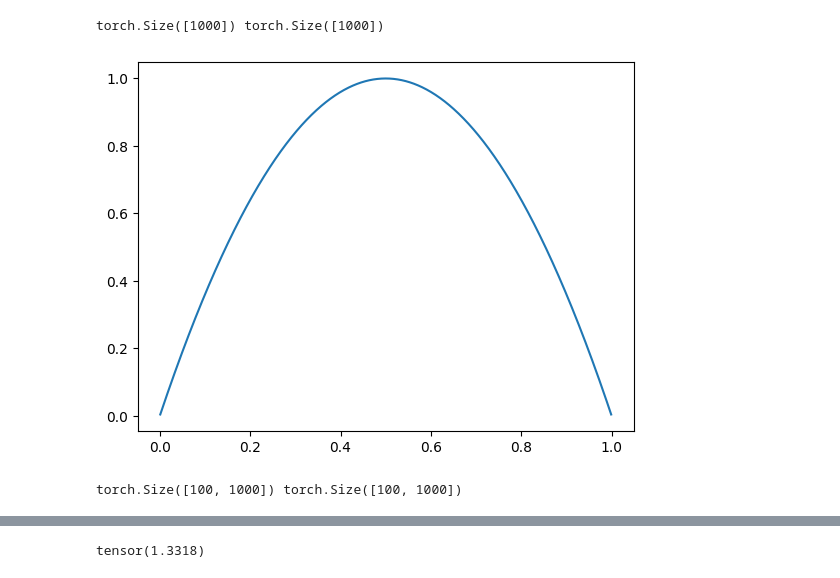
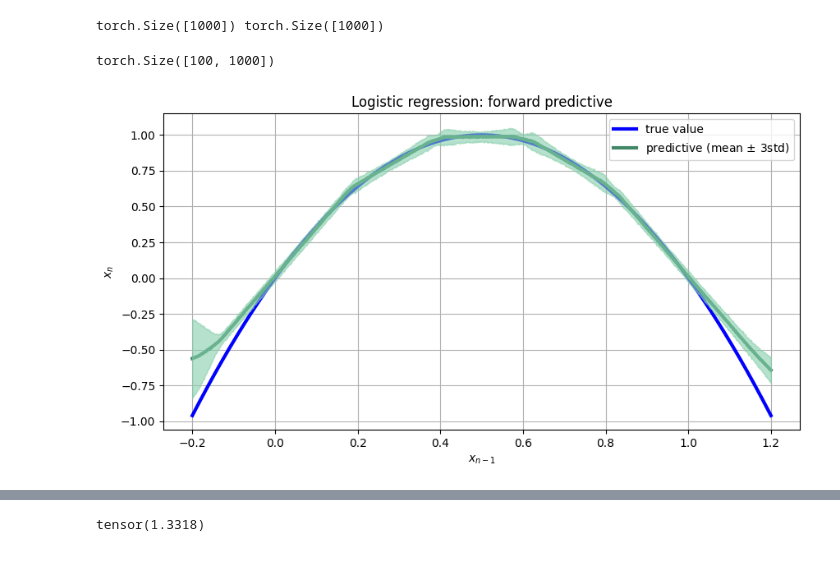
Before and after one commit to mathymess/reversibility-of-processes, a Jupyter notebook: bayesian_logistic_forward_backward.ipynb, the cells around one changed output, grey strips where cells are left out. Cells and saved outputs as stored; diff of their text form; code cells hidden in the pictures.

Commit message:
Finalize bayesian_logistic_forward_backward.ipynb

```diff
--- a/bayesian_logistic_forward_backward.ipynb
+++ b/bayesian_logistic_forward_backward.ipynb
@@ -12,17 +20,8 @@ import matplotlib.pyplot as plt
+# %%
+pred_f = torch.load("20230724_preds/logistics3/predictive.forward.torch")
 # %%
-x_test = torch.linspace(0.001, 0.999, 1000)
-y_test = (4.0 * x_test * (1 - x_test))
-print(x_test.shape, y_test.shape)
+x_test_f = torch.linspace(-0.2, 1.2, 1000)
+y_test_f = (4.0 * x_test_f * (1 - x_test_f))
+print(x_test_f.shape, y_test_f.shape)
 # %% [output]
 torch.Size([1000]) torch.Size([1000])
-# %%
-plt.plot(x_test, y_test)
-plt.show()
-# %% [output]
-[figure, removed]
-# %%
-preds_f = torch.load("20230723_preds.torch")
-preds_b = torch.load("20230723_preds.backward.torch")
-print(preds_b.shape, preds_f.shape)
-# %% [output]
-torch.Size([100, 1000]) torch.Size([100, 1000])
@@ -33,18 +28,24 @@ plt.show()
+# %%
+pred_f_obs = pred_f(x_test_f.reshape(-1, 1))["obs"]
+print(pred_f_obs.shape)
+# %% [output]
+torch.Size([100, 1000])
 # %%
-def plot_predictions(preds):
-    y_pred = preds.mean(axis=0)
-    y_std = preds.std(axis=0)
+y_pred = pred_f_obs.mean(axis=0)
+y_std = pred_f_obs.std(axis=0)
 
-    fig, ax = plt.subplots(figsize=(10, 5))
-    xlims = [-0.5, 1.5]
-    ylims = [-1.5, 2.5]
-    plt.xlim(xlims)
-    plt.ylim(ylims)
-    plt.xlabel("X")
-    plt.ylabel("Y")
+fig, ax = plt.subplots(figsize=(10, 5))
 
-    ax.plot(x_test, y_test, 'b-', linewidth=3, label="true function")
-    ax.plot(x_test, y_pred, '-', linewidth=3, color="#408765", label="predictive mean")
-    ax.fill_between(x_test, y_pred - 2 * y_std, y_pred + 2 * y_std, alpha=0.6, color='#86cfac', zorder=5)
+ax.plot(x_test_f, y_test_f, 'b-', linewidth=3, label="true value")
+ax.plot(x_test_f, y_pred, '-', linewidth=3, color="#408765", label="predictive (mean $\pm$ 3std)")
+ax.fill_between(x_test_f, y_pred - 3 * y_std, y_pred + 3 * y_std, alpha=0.6, color='#86cfac', zorder=5)
 
-    plt.legend()
+plt.xlabel("$x_{n-1}$")
+plt.ylabel("$x_n$")
+plt.title("Logistic regression: forward predictive")
+plt.grid()
+plt.legend()
+
+plt.show()
+# %% [output]
+[figure, added]
```
Also changed, not shown: parts of 27 cells of this notebook, 1 other file.
